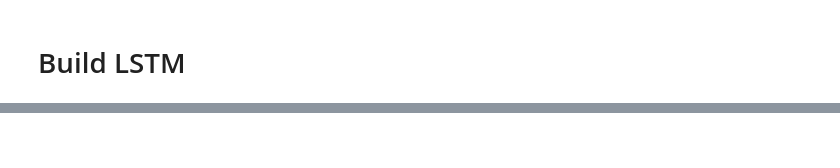
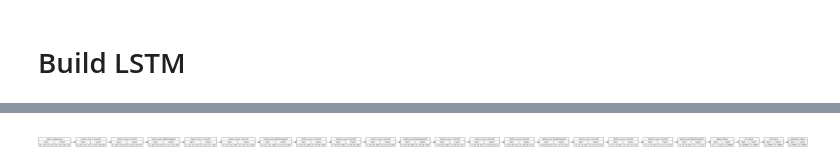
Before and after one commit to women-in-ai-ireland/August-2020-WaiLEARN-Image-Caption-Generation, a Jupyter notebook: Notebooks/RNN_input_prep_NR_v1.ipynb, the cells around one changed output, grey strips where cells are left out. Drawn from its saved outputs; the diff is of its cells as text; code cells hidden in the pictures; blank space fills up the shorter version.

```diff
--- a/Notebooks/RNN_input_prep_NR_v1.ipynb
+++ b/Notebooks/RNN_input_prep_NR_v1.ipynb
@@ -275,0 +288,3 @@ files.download('df_captions_preprocessed1.pkl')
+# %%
+# load the model
+model = VGG16()
@@ -275,0 +333,5 @@ files.download('df_captions_preprocessed1.pkl')
+# %%
+from keras.utils.vis_utils import plot_model
+plot_model(model, show_shapes=True, show_layer_names=True, rankdir='LR')
+# %% [output]
+[figure, added]
```
Also changed, not shown: parts of 41 cells of this notebook.
